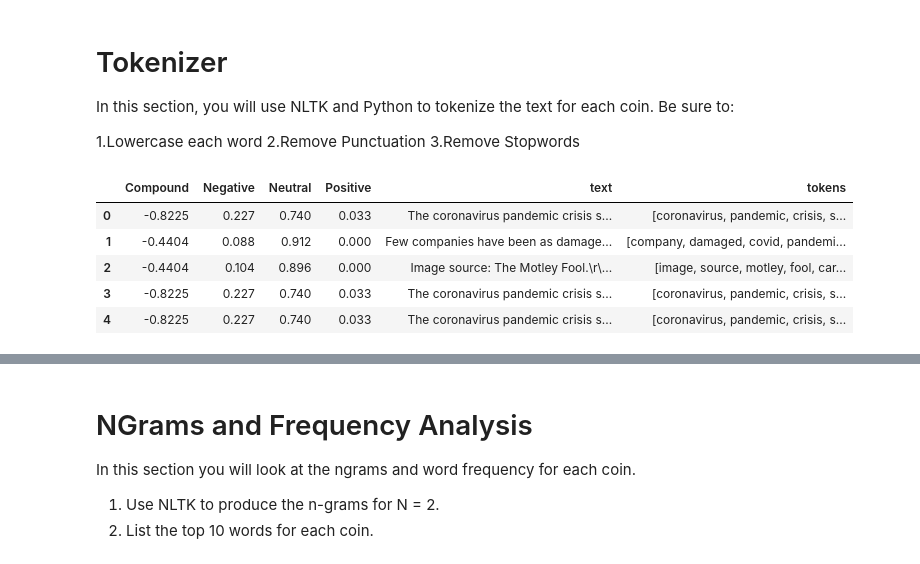
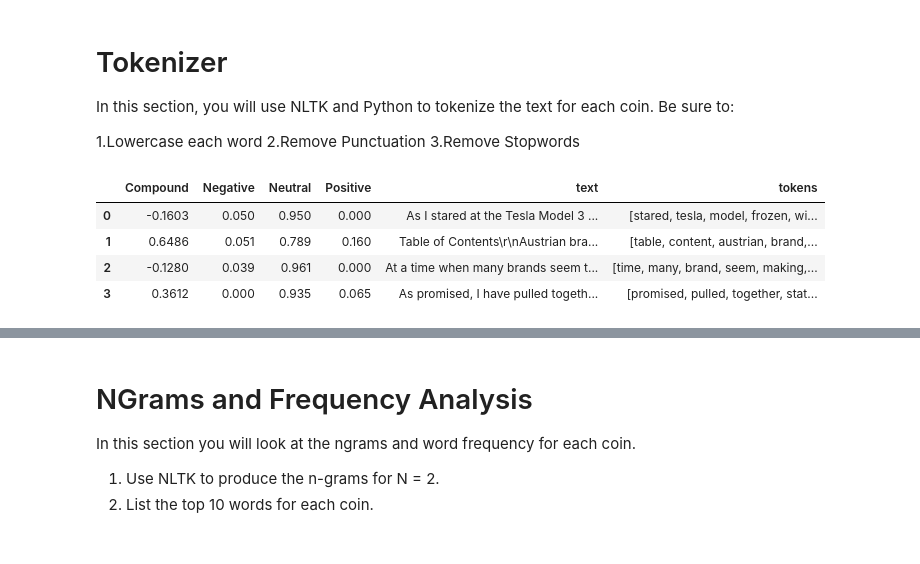
Before and after one commit to adriennestark/project2_team8, a Jupyter notebook: stock_sentiment.ipynb, the cells around one changed output, grey strips where cells are left out. Saved outputs shown, nothing was run; the diff lists cells and outputs as text; code cells hidden in the pictures.

```diff
--- a/stock_sentiment.ipynb
+++ b/stock_sentiment.ipynb
@@ -10,12 +10,13 @@ load_dotenv()
 %matplotlib inline
 # %%
 # Reading your api key environment variable
-api_key = os.getenv("NEWS_API_KEY")
+#api_key = os.getenv("NEWS_API_KEY")
+api_key = "1bdbdab472c048398a14e434cde39dbb"
 # %%
 # Creating a newsapi client
 newsapi = NewsApiClient(api_key=api_key)
 # %%
-# Fetching the Carnival news articles
-carnival_headlines = newsapi.get_everything(q="carnival cruise stock ccl and covid", language="en")#, from_param="2020-12-15", to="2021-01-15")
+# Fetching the LB news articles
+lb_headlines = newsapi.get_everything(q="lb stock limited brand and covid", language="en")#, from_param="2020-12-25", to="2021-01-21")
 # %%
 # Fetching the Ethereum news articles
@@ -23,8 +24,8 @@ sp500_headlines = newsapi.get_everything(q="sp500 performance and covid", langua
 # %%
-# Creating the Bitcoin sentiment scores DataFrame
-carnival_sentiments = []
+# Creating the LB sentiment scores DataFrame
+lb_sentiments = []
 
-for article in carnival_headlines["articles"]:
+for article in lb_headlines["articles"]:
     try:
         text = article["content"]
         date = article["publishedAt"][:10]
@@ -34,7 +35,7 @@ for article in carnival_headlines["articles"]:
         neu = sentiment["neu"]
         neg = sentiment["neg"]
 
-        carnival_sentiments.append({
+        lb_sentiments.append({
             "text": text,
             "date": date,
             "Compound": compound,
@@ -46,10 +47,10 @@ for article in carnival_headlines["articles"]:
         pass
 
 # Creating a DataFrame
-carnival_df = pd.DataFrame(carnival_sentiments)
+lb_df = pd.DataFrame(lb_sentiments)
 # Reordering DataFrame columns
 cols = ["Compound", "Negative", "Neutral", "Positive", "text"]
-carnival_df = carnival_df[cols]
-carnival_df.head()
+lb_df = lb_df[cols]
+lb_df.head()
 # %% [output]
 |  | Compound | Negative | Neutral | Positive | text |
@@ -61,9 +61,9 @@ carnival_df.head()
 # %%
 # Creating the ethereum sentiment scores DataFrame
-sp500_sentiments = []
+#sp500_sentiments = []
 
-for article in sp500_headlines["articles"]:
-    try:
+#for article in sp500_headlines["articles"]:
+    #try:
         text = article["content"]
         date = article["publishedAt"][:10]
         sentiment = analyzer.polarity_scores(text)
@@ -182,15 +172,14 @@ def tokenizer(text):
 
     return tokens
 # %%
-# Creating a new tokens column for bitcoin
-carnival_df["tokens"] = carnival_df["text"].apply(tokenizer)
-carnival_df.head(5)
+# Creating a new tokens column for lb
+lb_df["tokens"] = lb_df["text"].apply(tokenizer)
+lb_df.head(5)
 # %% [output]
 |  | Compound | Negative | Neutral | Positive | text | tokens |
-| 0 | -0.8225 | 0.227 | 0.740 | 0.033 | The coronavirus pandemic crisis s... | [coronavirus, pandemic, crisis, s... |
-| 1 | -0.4404 | 0.088 | 0.912 | 0.000 | Few companies have been as damage... | [company, damaged, covid, pandemi... |
-| 2 | -0.4404 | 0.104 | 0.896 | 0.000 | Image source: The Motley Fool.\r\... | [image, source, motley, fool, car... |
-| 3 | -0.8225 | 0.227 | 0.740 | 0.033 | The coronavirus pandemic crisis s... | [coronavirus, pandemic, crisis, s... |
-| 4 | -0.8225 | 0.227 | 0.740 | 0.033 | The coronavirus pandemic crisis s... | [coronavirus, pandemic, crisis, s... |
+| 0 | -0.1603 | 0.050 | 0.950 | 0.000 | As I stared at the Tesla Model 3 ... | [stared, tesla, model, frozen, wi... |
+| 1 | 0.6486 | 0.051 | 0.789 | 0.160 | Table of Contents\r\nAustrian bra... | [table, content, austrian, brand,... |
+| 2 | -0.1280 | 0.039 | 0.961 | 0.000 | At a time when many brands seem t... | [time, many, brand, seem, making,... |
+| 3 | 0.3612 | 0.000 | 0.935 | 0.065 | As promised, I have pulled togeth... | [promised, pulled, together, stat... |
 # %%
 # Creating a new tokens column for ethereum
```
Also changed, not shown: parts of 13 cells of this notebook, 1 other file.
